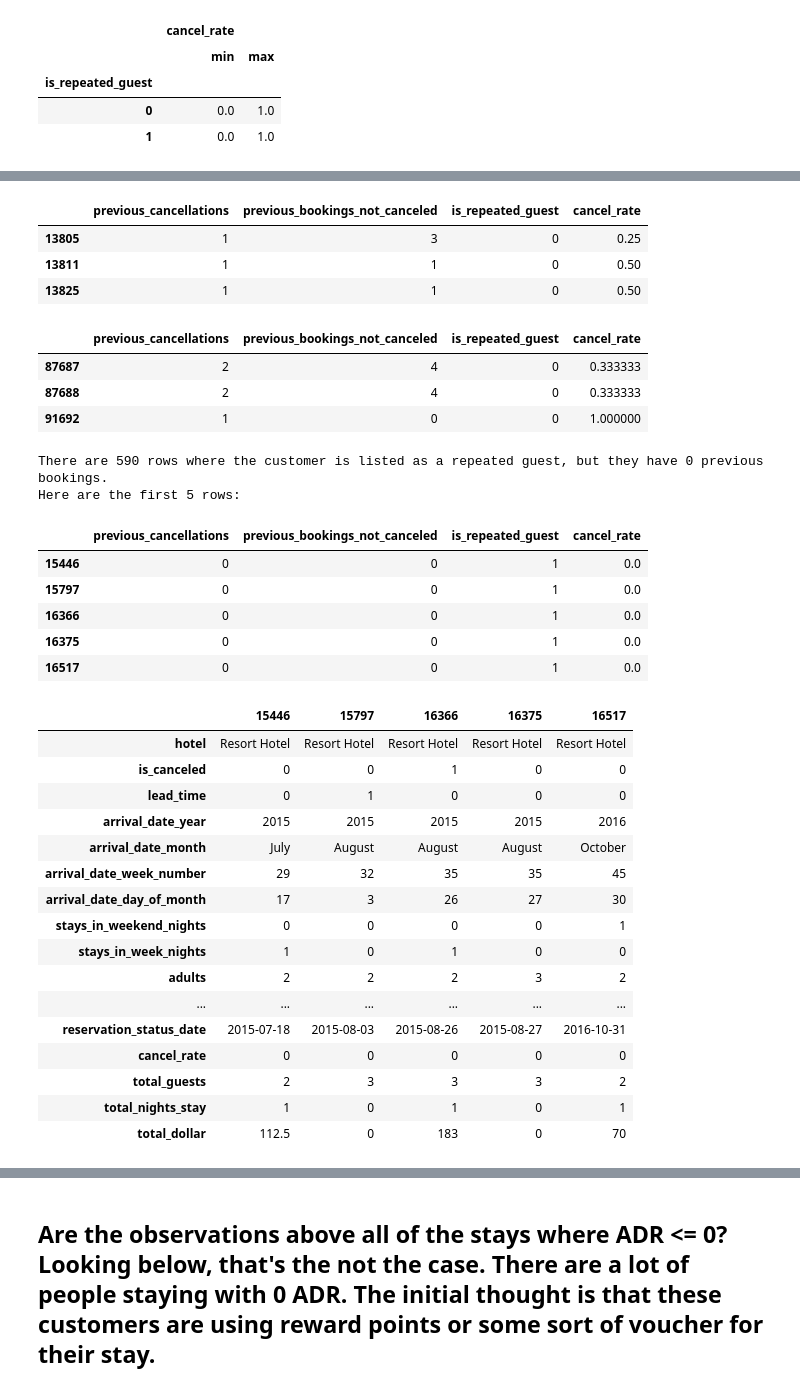
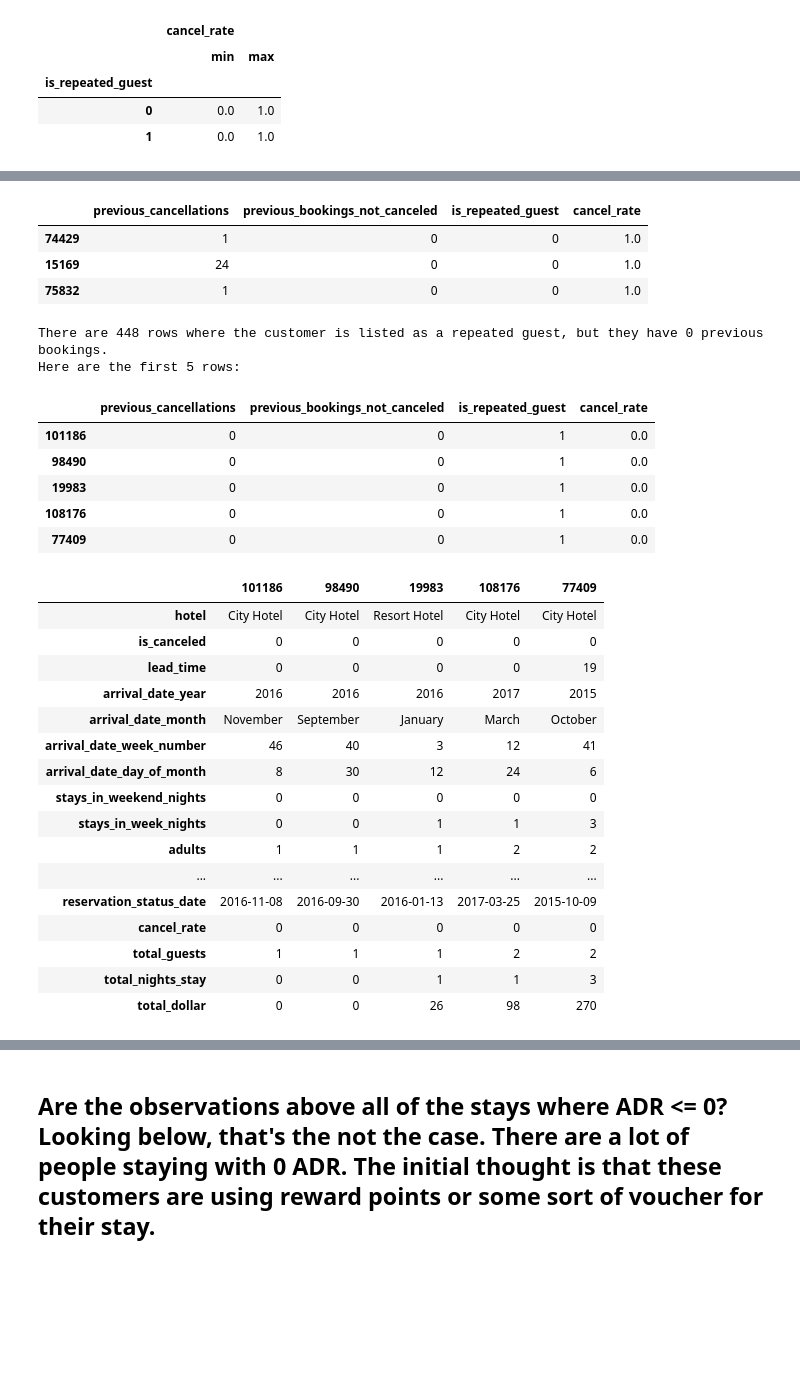
Before and after one commit to josephburton06/Hotel-Bookings, a Jupyter notebook: acquire_prep_some_explore_hotel_bookings.ipynb, the cells around one changed output, grey strips where cells are left out. Drawn from its saved outputs; the diff is of its cells as text; code cells hidden in the pictures; blank space fills up the shorter version.

```diff
--- a/acquire_prep_some_explore_hotel_bookings.ipynb
+++ b/acquire_prep_some_explore_hotel_bookings.ipynb
@@ -143,8 +150,8 @@ df.describe()
 # Some feature engineering:
 ## Create a column where previous bookings canceled is divided by the sum of cancels and non-cancels, or total visits:
 # %%
-df['cancel_rate'] = df['previous_cancellations'] / (df['previous_cancellations'] + df['previous_bookings_not_canceled'])
-df['cancel_rate'].fillna(0, inplace=True)
-df[df.cancel_rate > 0].head(3)
+train['cancel_rate'] = train['previous_cancellations'] / (train['previous_cancellations'] + train['previous_bookings_not_canceled'])
+train['cancel_rate'].fillna(0, inplace=True)
+train[train.cancel_rate > 0].head(3)
 # %% [output]
 |  | hotel | is_canceled | lead_time | arrival_date_year | arrival_date_month | arrival_date_week_number | ... |
@@ -155,7 +162,7 @@ df[df.cancel_rate > 0].head(3)
 # %% [markdown]
 ## Create a column for total number of guests:
 # %%
-df['total_guests'] = df['adults'] + df['children'] + df['babies']
-df[df['total_guests'] > 1].head()
+train['total_guests'] = train['adults'] + train['children'] + train['babies']
+train[train['total_guests'] > 1].head()
 # %% [output]
 |  | hotel | is_canceled | lead_time | arrival_date_year | arrival_date_month | arrival_date_week_number | ... |
@@ -168,11 +175,11 @@ df[df['total_guests'] > 1].head()
 # %% [markdown]
 ## Create a column for total number of days, which is the sum of stays_in_week_nights and stays_in_weekend_nights:
 # %%
-df['total_nights_stay'] = df['stays_in_week_nights'] + df['stays_in_weekend_nights']
+train['total_nights_stay'] = train['stays_in_week_nights'] + train['stays_in_weekend_nights']
 # %% [markdown]
 ## Create a total \$ Amount column:
 # %%
-df['total_dollar'] = df['total_nights_stay'] * df['adr']
+train['total_dollar'] = train['total_nights_stay'] * train['adr']
 # %% [markdown]
 # Some validation:
 ## With this new 'cancel_rate' column, my thought is that someone that is not a repeat guest (0), should have only a 0.0 in the cancel_rate column:
@@ -189,49 +205,42 @@ df[['is_repeated_guest', 'cancel_rate']].groupby('is_repeated_guest').agg(['min'
 # %%
-df[['previous_cancellations','previous_bookings_not_canceled', 'is_repeated_guest', 'cancel_rate']][(df.is_repeated_guest == 0) & (df.cancel_rate > 0)].head(3)
+train[['previous_cancellations','previous_bookings_not_canceled', 'is_repeated_guest', 'cancel_rate']][(train.is_repeated_guest == 0) & (train.cancel_rate > 0)].tail(3)
 # %% [output]
 |  | previous_cancellations | previous_bookings_not_canceled | is_repeated_guest | cancel_rate |
-| 13805 | 1 | 3 | 0 | 0.25 |
-| 13811 | 1 | 1 | 0 | 0.50 |
-| 13825 | 1 | 1 | 0 | 0.50 |
+| 74429 | 1 | 0 | 0 | 1.0 |
+| 15169 | 24 | 0 | 0 | 1.0 |
+| 75832 | 1 | 0 | 0 | 1.0 |
-# %%
-df[['previous_cancellations','previous_bookings_not_canceled', 'is_repeated_guest', 'cancel_rate']][(df.is_repeated_guest == 0) & (df.cancel_rate > 0)].tail(3)
-# %% [output]
-|  | previous_cancellations | previous_bookings_not_canceled | is_repeated_guest | cancel_rate |
-| 87687 | 2 | 4 | 0 | 0.333333 |
-| 87688 | 2 | 4 | 0 | 0.333333 |
-| 91692 | 1 | 0 | 0 | 1.000000 |
 # %%
-print('There are {} rows where the customer is listed as a repeated guest, but they have 0 previous bookings. \nHere are the first 5 rows:'.format(df[['previous_cancellations','previous_bookings_not_canceled', 'is_repeated_guest', 'cancel_rate']][(df.is_repeated_guest == 1) & (df.previous_cancellations == 0) & (df.previous_bookings_not_canceled == 0)].shape[0]))
-df[['previous_cancellations','previous_bookings_not_canceled', 'is_repeated_guest', 'cancel_rate']][(df.is_repeated_guest == 1) & (df.previous_cancellations == 0) & (df.previous_bookings_not_canceled == 0)].head()
+print('There are {} rows where the customer is listed as a repeated guest, but they have 0 previous bookings. \nHere are the first 5 rows:'.format(train[['previous_cancellations','previous_bookings_not_canceled', 'is_repeated_guest', 'cancel_rate']][(train.is_repeated_guest == 1) & (train.previous_cancellations == 0) & (train.previous_bookings_not_canceled == 0)].shape[0]))
+train[['previous_cancellations','previous_bookings_not_canceled', 'is_repeated_guest', 'cancel_rate']][(train.is_repeated_guest == 1) & (train.previous_cancellations == 0) & (train.previous_bookings_not_canceled == 0)].head()
 # %% [output]
-There are 590 rows where the customer is listed as a repeated guest, but they have 0 previous bookings.
+There are 448 rows where the customer is listed as a repeated guest, but they have 0 previous bookings.
 Here are the first 5 rows:
 |  | previous_cancellations | previous_bookings_not_canceled | is_repeated_guest | cancel_rate |
-| 15446 | 0 | 0 | 1 | 0.0 |
-| 15797 | 0 | 0 | 1 | 0.0 |
-| 16366 | 0 | 0 | 1 | 0.0 |
-| 16375 | 0 | 0 | 1 | 0.0 |
-| 16517 | 0 | 0 | 1 | 0.0 |
+| 101186 | 0 | 0 | 1 | 0.0 |
+| 98490 | 0 | 0 | 1 | 0.0 |
+| 19983 | 0 | 0 | 1 | 0.0 |
+| 108176 | 0 | 0 | 1 | 0.0 |
+| 77409 | 0 | 0 | 1 | 0.0 |
 # %%
-df[(df.is_repeated_guest == 1) & (df.previous_cancellations == 0) & (df.previous_bookings_not_canceled == 0)].head().T
+train[(train.is_repeated_guest == 1) & (train.previous_cancellations == 0) & (train.previous_bookings_not_canceled == 0)].head().T
 # %% [output]
-|  | 15446 | 15797 | 16366 | 16375 | 16517 |
-| hotel | Resort Hotel | Resort Hotel | Resort Hotel | Resort Hotel | Resort Hotel |
-| is_canceled | 0 | 0 | 1 | 0 | 0 |
-| lead_time | 0 | 1 | 0 | 0 | 0 |
-| arrival_date_year | 2015 | 2015 | 2015 | 2015 | 2016 |
-| arrival_date_month | July | August | August | August | October |
-| arrival_date_week_number | 29 | 32 | 35 | 35 | 45 |
-| arrival_date_day_of_month | 17 | 3 | 26 | 27 | 30 |
-| stays_in_weekend_nights | 0 | 0 | 0 | 0 | 1 |
-| stays_in_week_nights | 1 | 0 | 1 | 0 | 0 |
-| adults | 2 | 2 | 2 | 3 | 2 |
+|  | 101186 | 98490 | 19983 | 108176 | 77409 |
+| hotel | City Hotel | City Hotel | Resort Hotel | City Hotel | City Hotel |
+| is_canceled | 0 | 0 | 0 | 0 | 0 |
+| lead_time | 0 | 0 | 0 | 0 | 19 |
+| arrival_date_year | 2016 | 2016 | 2016 | 2017 | 2015 |
+| arrival_date_month | November | September | January | March | October |
+| arrival_date_week_number | 46 | 40 | 3 | 12 | 41 |
+| arrival_date_day_of_month | 8 | 30 | 12 | 24 | 6 |
+| stays_in_weekend_nights | 0 | 0 | 0 | 0 | 0 |
+| stays_in_week_nights | 0 | 0 | 1 | 1 | 3 |
+| adults | 1 | 1 | 1 | 2 | 2 |
 | ... | ... | ... | ... | ... | ... |
-| reservation_status_date | 2015-07-18 | 2015-08-03 | 2015-08-26 | 2015-08-27 | 2016-10-31 |
+| reservation_status_date | 2016-11-08 | 2016-09-30 | 2016-01-13 | 2017-03-25 | 2015-10-09 |
 | cancel_rate | 0 | 0 | 0 | 0 | 0 |
-| total_guests | 2 | 3 | 3 | 3 | 2 |
-| total_nights_stay | 1 | 0 | 1 | 0 | 1 |
-| total_dollar | 112.5 | 0 | 183 | 0 | 70 |
+| total_guests | 1 | 1 | 1 | 2 | 2 |
+| total_nights_stay | 0 | 0 | 1 | 1 | 3 |
+| total_dollar | 0 | 0 | 26 | 98 | 270 |
 # %% [markdown]
 ## Similarly, there are rows where the customer has no previous cancel or non-cancel event, but they are labeled as a repeat customer.  I pulled all columns for the first 5 observations to check things like reservation_status (maybe these were all canceled due to an input error).  Some of these have a reservation_status of Check-Out, indicating the party checked in, stayed the night, and then departed.  Another observation from this: someone checked out, but stayed 0 nights...?  The two observations with 0 nights also have 0 adr.
 # %%
```
Also changed, not shown: parts of 84 cells of this notebook.
